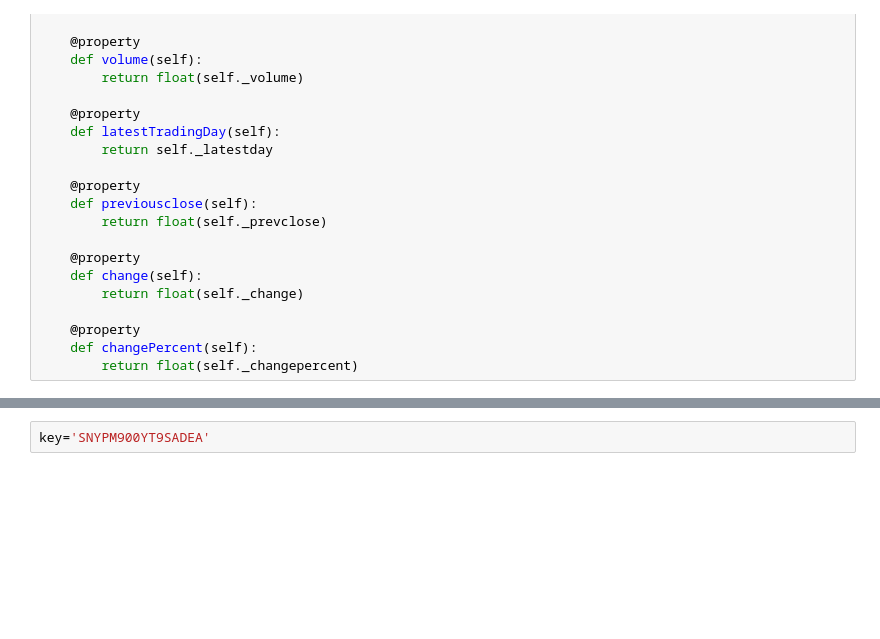
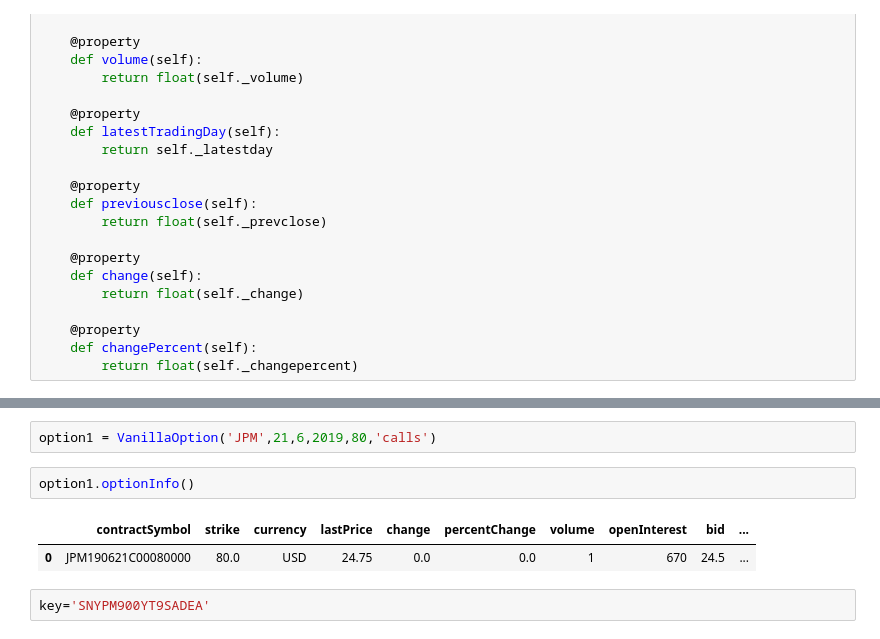
Before and after one commit to liveoncecao/quant_experiment, a Jupyter notebook: quant_experiment/quantexperiment.ipynb, the cells around one changed output, grey strips where cells are left out. Cells and saved outputs as stored; diff of their text form; blank space fills up the shorter version.

Commit message:
Update on 2019/03/17 2:39AM
Added functionalities:
* extract option information
* calculate metrics based on Black Scholes model

```diff
--- a/quant_experiment/quantexperiment.ipynb
+++ b/quant_experiment/quantexperiment.ipynb
@@ -350,3 +482,10 @@ class Stock():
+# %%
+option1 = VanillaOption('JPM',21,6,2019,80,'calls')
+# %%
+option1.optionInfo()
+# %% [output]
+|  | contractSymbol | strike | currency | lastPrice | change | percentChange | volume | openInterest | bid | ... |
+| 0 | JPM190621C00080000 | 80.0 | USD | 24.75 | 0.0 | 0.0 | 1 | 670 | 24.5 | ... |
 # %%
 key='SNYPM900YT9SADEA'
 # %%
```
Also changed, not shown: parts of 32 cells of this notebook, 3 other files.
